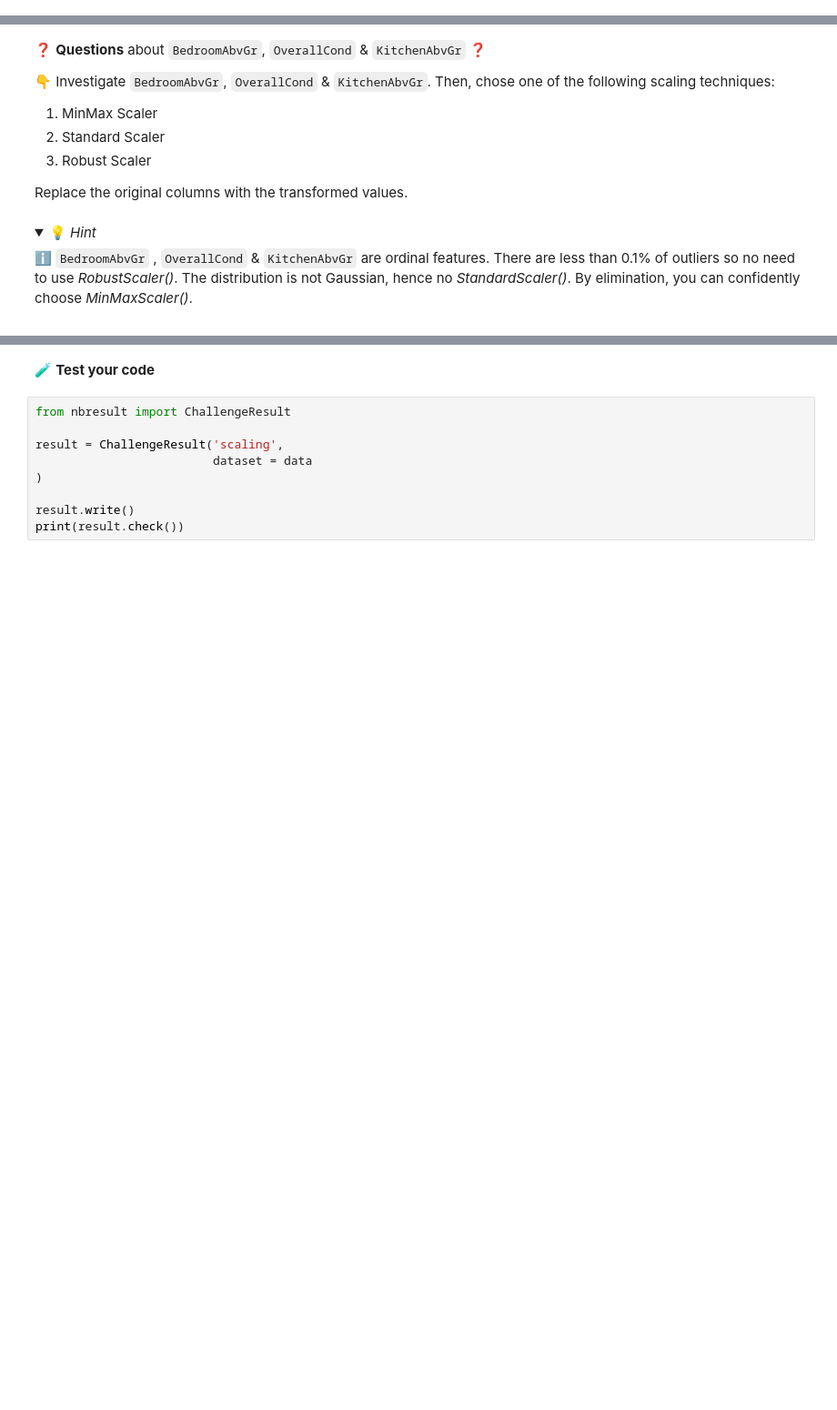
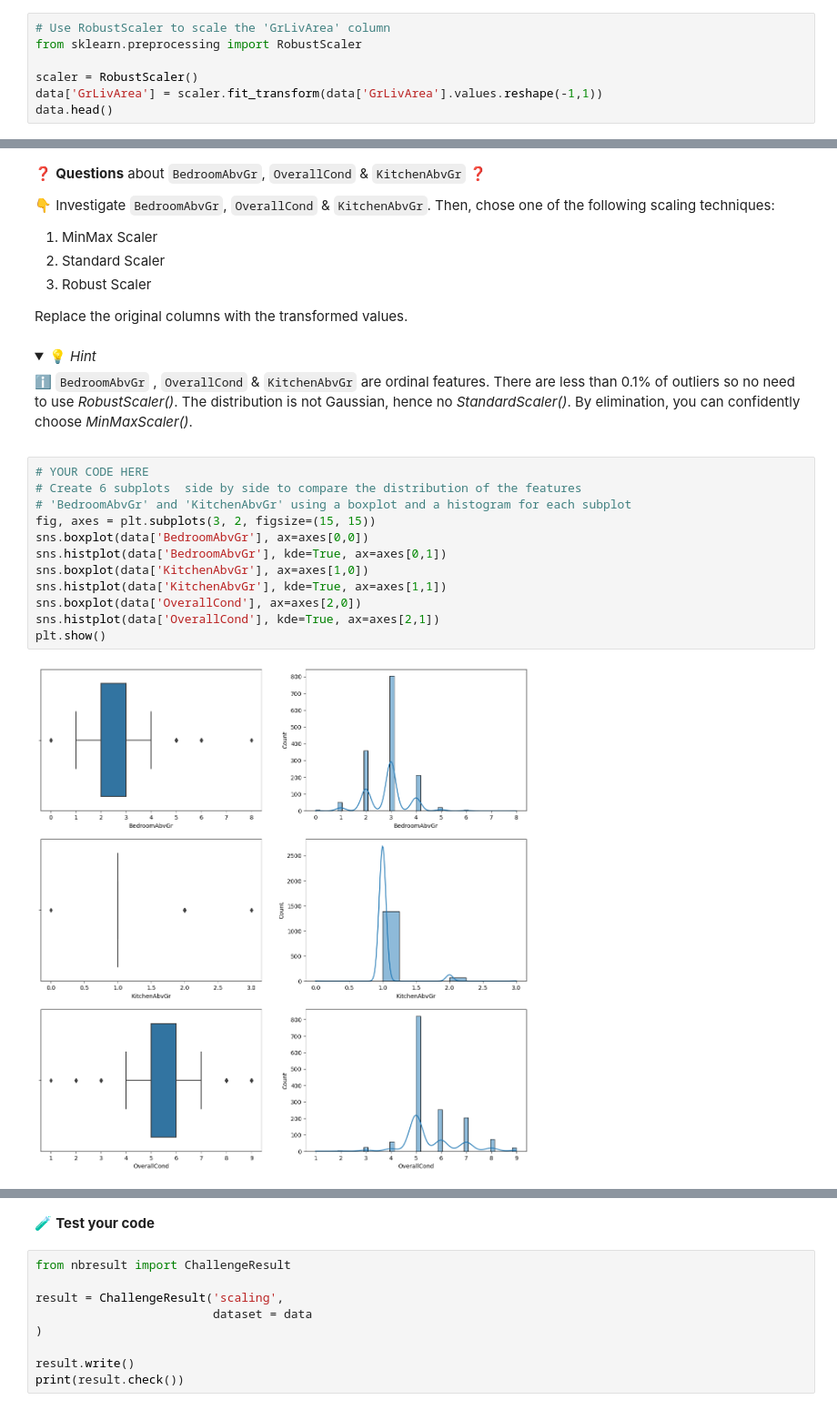
Before and after one commit to tanushrin/data-preprocessing-workflow, a Jupyter notebook: Preprocessing-Workflow.ipynb, the cells around one changed output, grey strips where cells are left out. Shown at 91% size. Saved outputs shown, nothing was run; the diff lists cells and outputs as text; folded sections open; blank space fills up the shorter version.

```diff
--- a/Preprocessing-Workflow.ipynb
+++ b/Preprocessing-Workflow.ipynb
@@ -204,3 +370,10 @@ Replace the original columns with the transformed values.
 
 ℹ️ `GrLivArea` has many outliers $\rightarrow$ RobustScaler()
 </details>
+# %%
+# Use RobustScaler to scale the 'GrLivArea' column
+from sklearn.preprocessing import RobustScaler
+
+scaler = RobustScaler()
+data['GrLivArea'] = scaler.fit_transform(data['GrLivArea'].values.reshape(-1,1))
+data.head()
@@ -222,3 +402,17 @@ Replace the original columns with the transformed values.
 
 ℹ️ `BedroomAbvGr` ,  `OverallCond` & `KitchenAbvGr` are ordinal features. There are less than 0.1% of outliers so no need to use _RobustScaler()_. The distribution is not Gaussian, hence no _StandardScaler()_. By elimination, you can confidently choose _MinMaxScaler()_.
 </details>
+# %%
+# YOUR CODE HERE
+# Create 6 subplots  side by side to compare the distribution of the features
+# 'BedroomAbvGr' and 'KitchenAbvGr' using a boxplot and a histogram for each subplot
+fig, axes = plt.subplots(3, 2, figsize=(15, 15))
+sns.boxplot(data['BedroomAbvGr'], ax=axes[0,0])
+sns.histplot(data['BedroomAbvGr'], kde=True, ax=axes[0,1])
+sns.boxplot(data['KitchenAbvGr'], ax=axes[1,0])
+sns.histplot(data['KitchenAbvGr'], kde=True, ax=axes[1,1])
+sns.boxplot(data['OverallCond'], ax=axes[2,0])
+sns.histplot(data['OverallCond'], kde=True, ax=axes[2,1])
+plt.show()
+# %% [output]
+[figure, added]
```
Also changed, not shown: parts of 39 cells of this notebook.
